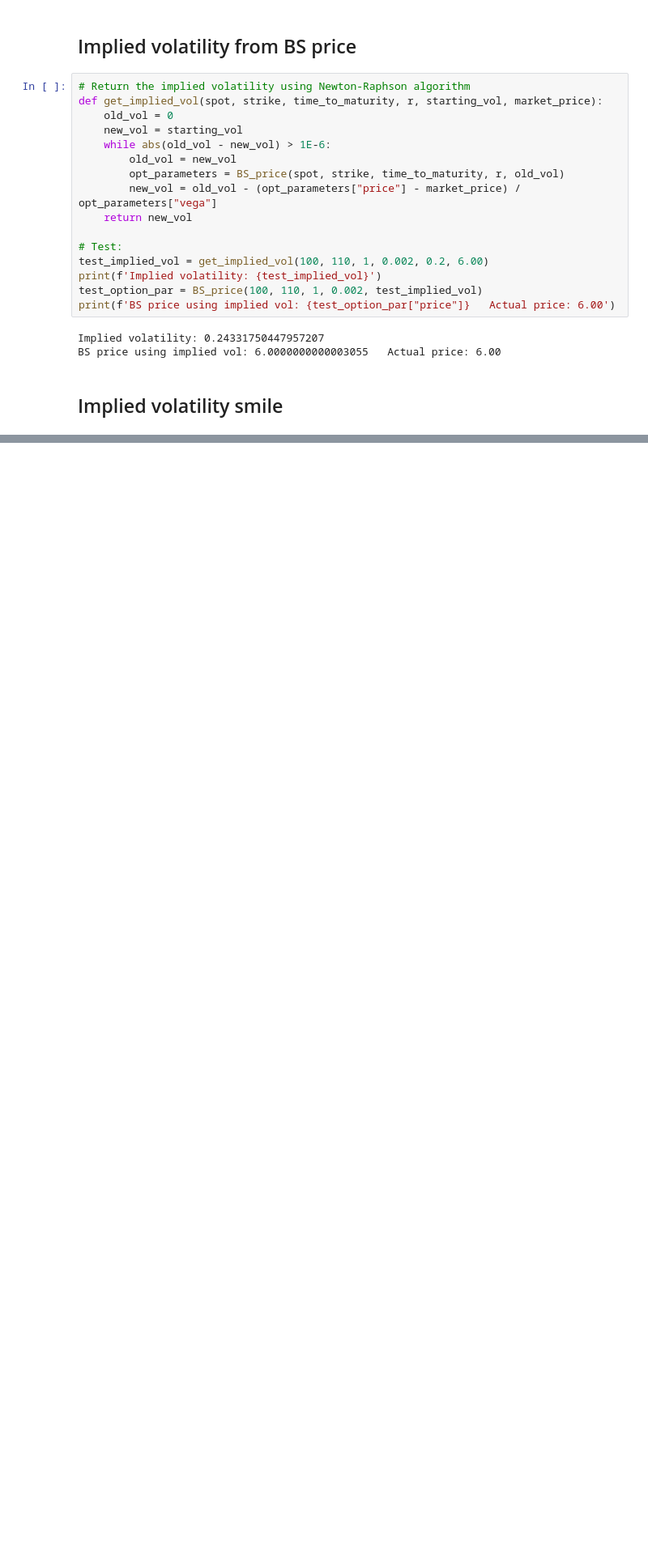
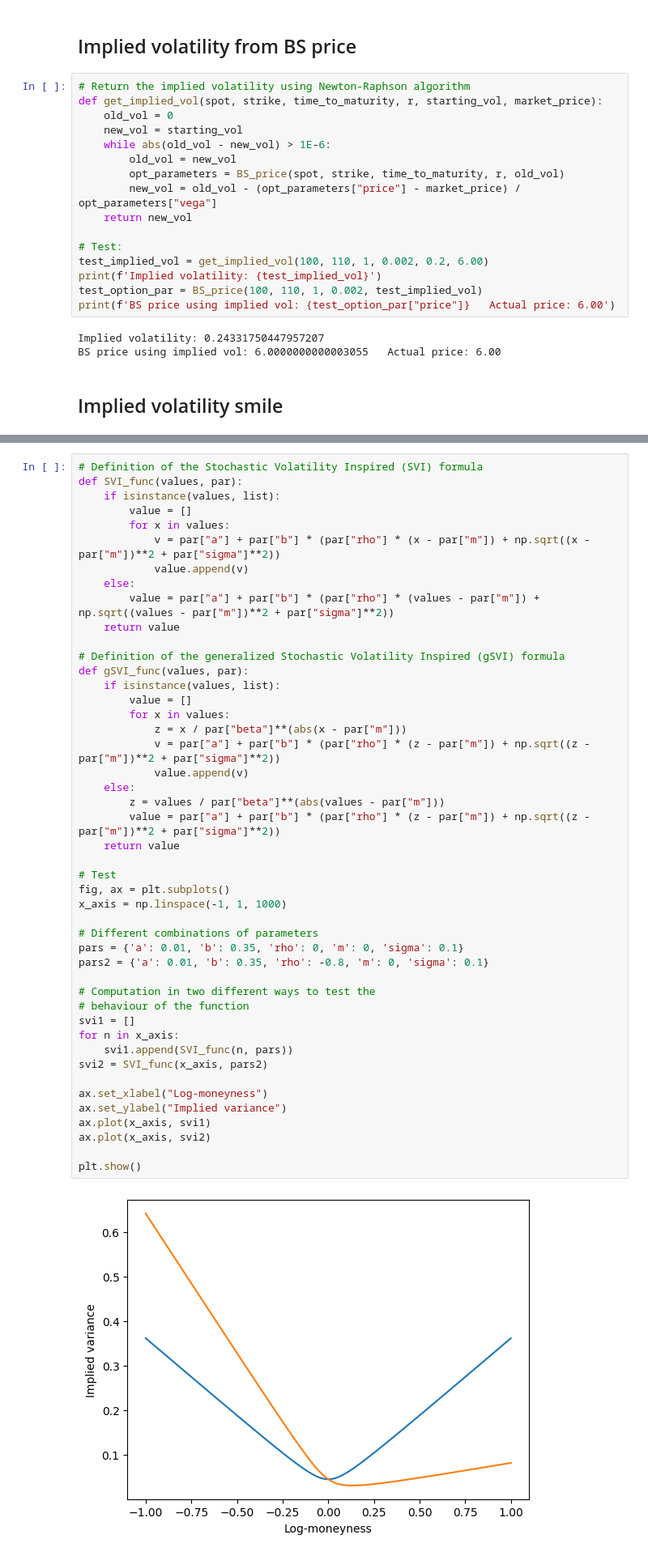
Before and after one commit to Sammas41/Model-Calibration-Project, a Jupyter notebook: JupyterNotebook.ipynb, the cells around one changed output, grey strips where cells are left out. Shown at 81% size. Drawn from its saved outputs; the diff is of its cells as text; blank space fills up the shorter version.

```diff
--- a/JupyterNotebook.ipynb
+++ b/JupyterNotebook.ipynb
@@ -78 +94,49 @@ plt.show()
+# %%
+# Definition of the Stochastic Volatility Inspired (SVI) formula
+def SVI_func(values, par):
+    if isinstance(values, list):
+        value = []
+        for x in values:
+            v = par["a"] + par["b"] * (par["rho"] * (x - par["m"]) + np.sqrt((x - par["m"])**2 + par["sigma"]**2))
+            value.append(v)
+    else:
+        value = par["a"] + par["b"] * (par["rho"] * (values - par["m"]) + np.sqrt((values - par["m"])**2 + par["sigma"]**2))
+    return value
+
+# Definition of the generalized Stochastic Volatility Inspired (gSVI) formula
+def gSVI_func(values, par):
+    if isinstance(values, list):
+        value = []
+        for x in values:
+            z = x / par["beta"]**(abs(x - par["m"]))
+            v = par["a"] + par["b"] * (par["rho"] * (z - par["m"]) + np.sqrt((z - par["m"])**2 + par["sigma"]**2))
+            value.append(v)
+    else:
+        z = values / par["beta"]**(abs(values - par["m"]))
+        value = par["a"] + par["b"] * (par["rho"] * (z - par["m"]) + np.sqrt((z - par["m"])**2 + par["sigma"]**2))
+    return value
+
+# Test
+fig, ax = plt.subplots()
+x_axis = np.linspace(-1, 1, 1000)
+
+# Different combinations of parameters
+pars = {'a': 0.01, 'b': 0.35, 'rho': 0, 'm': 0, 'sigma': 0.1}
+pars2 = {'a': 0.01, 'b': 0.35, 'rho': -0.8, 'm': 0, 'sigma': 0.1}
+
+# Computation in two different ways to test the
+# behaviour of the function
+svi1 = []
+for n in x_axis:
+    svi1.append(SVI_func(n, pars))
+svi2 = SVI_func(x_axis, pars2)
+
+ax.set_xlabel("Log-moneyness")
+ax.set_ylabel("Implied variance")
+ax.plot(x_axis, svi1)
+ax.plot(x_axis, svi2)
+
+plt.show()
+# %% [output]
+[figure, added]
 # %% [markdown]
```
Also changed, not shown: parts of 11 cells of this notebook.
